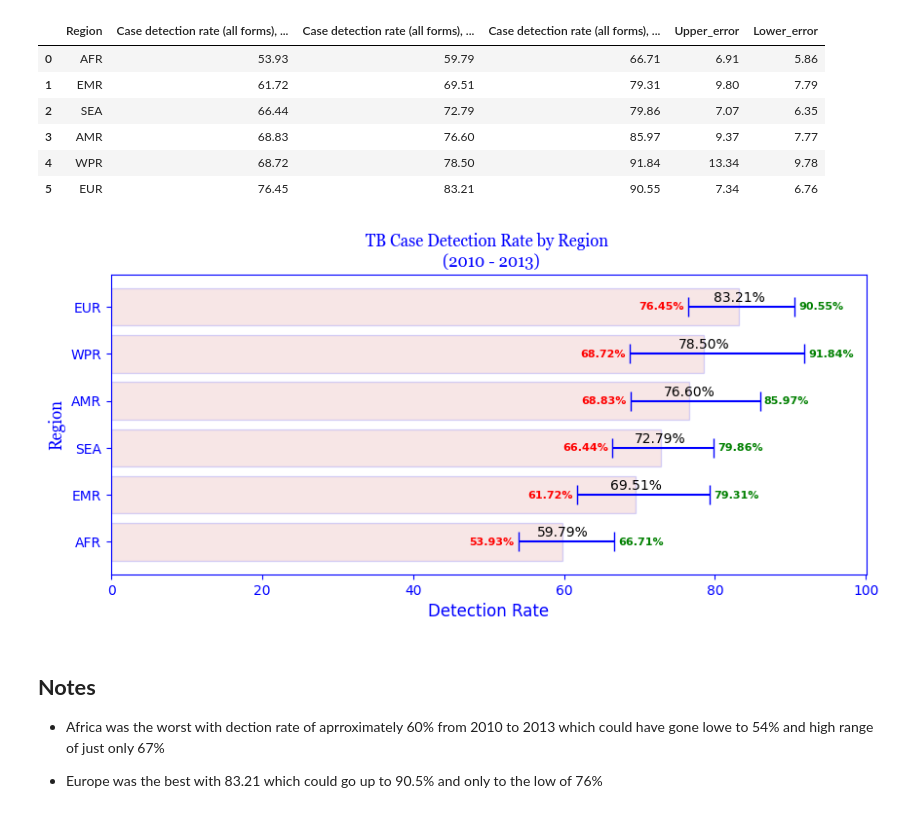
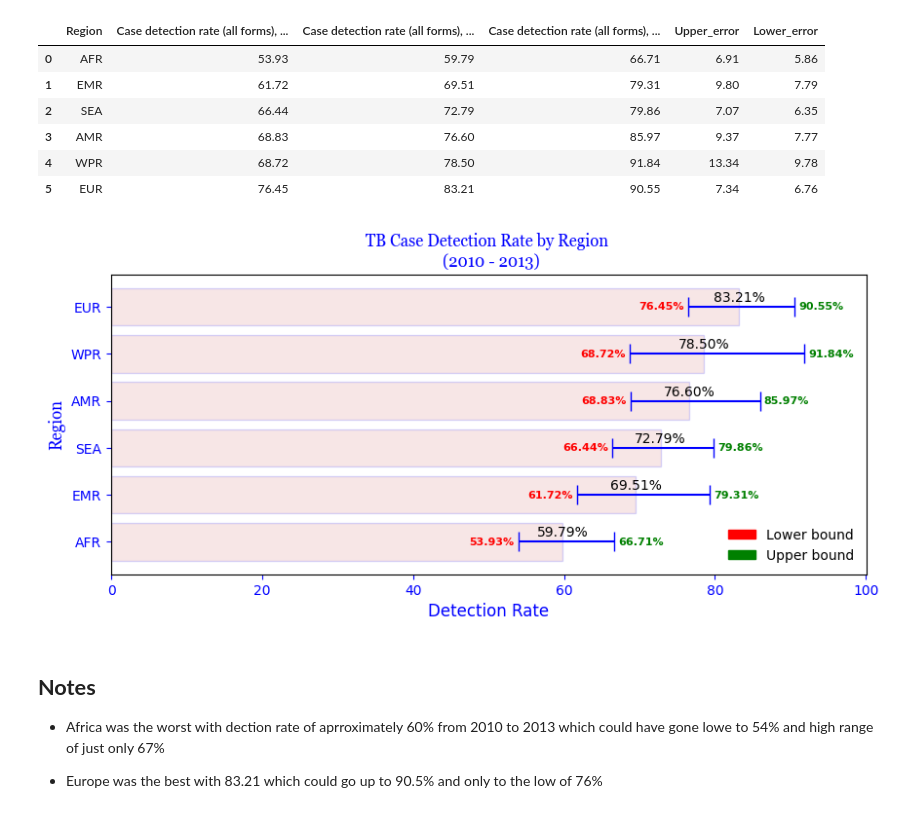
Before and after one commit to murithidenisgitobu/TB-BURDEN-IN-THE-WORLD, a Jupyter notebook: Notebook/TB.ipynb, the cells around one changed output. Drawn from its saved outputs; the diff is of its cells as text; code cells hidden in the pictures.

```diff
--- a/Notebook/TB.ipynb
+++ b/Notebook/TB.ipynb
@@ -563,36 +565,41 @@ ax.errorbar(
 # Add data labesl
 for i, row in case_detection_rate.iterrows():
     estimate = row["Case detection rate (all forms), percent"]
     region = row["Region"]
 
     # place label slightly above the error bar
     ax.text(estimate, i + 0.05, f"{estimate:.2f}%", ha='center', va='bottom', fontsize=10, color='black')
 
 # Add low & high error labels
 for i, row in case_detection_rate.iterrows():
     ax.text(row["Case detection rate (all forms), percent"] - row["Lower_error"] - 0.5, i,
             f"{row['Case detection rate (all forms), percent, low bound']:.2f}%",
             ha='right',
             va='center', fontsize=8, color='red', fontweight="bold")
 
     ax.text(row["Case detection rate (all forms), percent"] + row["Upper_error"] + 0.5, i,
             f"{row['Case detection rate (all forms), percent, high bound']:.2f}%",
             ha='left', va='center', fontsize=8, color='green', fontweight="bold")
 
 plt.margins(x=0.09)
 ax.set_title("TB Case Detection Rate by Region \n (2010 - 2013)",
              fontname="Georgia",
              color = "blue"
              )
+
+# Create custom legend items
+lower_patch = mpatches.Patch(color='red', label='Lower bound')
+upper_patch = mpatches.Patch(color='green', label='Upper bound')
+
+# Add to legend
+ax.legend(handles=[lower_patch, upper_patch], loc='lower right', frameon=False)
 ax.set_ylabel("Region", fontname="Georgia", color="blue", fontsize=12)
 ax.set_xlabel("Detection Rate", color="blue", fontsize=12)
 ax.tick_params(axis='both', colors='blue')
-for spine in ax.spines.values():
-    spine.set_color('blue')
 
 plt.show()
 # %% [output]
-[figure, old version]
+[figure, new version]
 # %% [markdown]
 ## **Notes**
 
```
Also changed, not shown: parts of 1 cell of this notebook, 3 other files.
